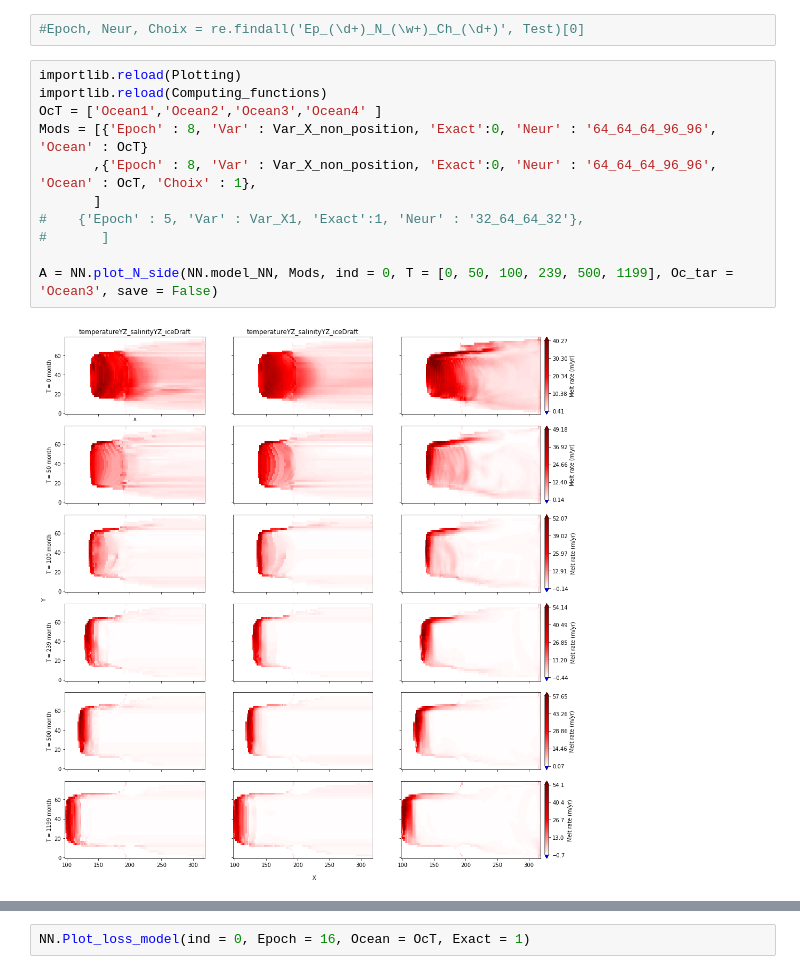
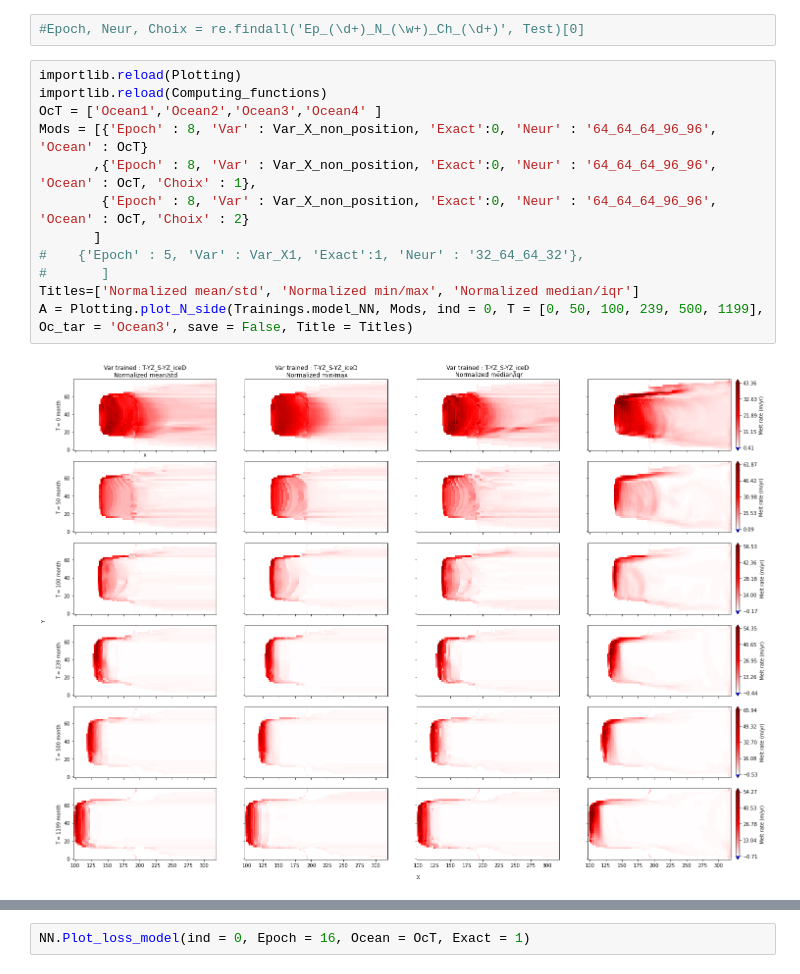
Before and after one commit to BenBouiss/NN_intern_2022, a Jupyter notebook: Class_NN_test.ipynb, the cells around one changed output, grey strips where cells are left out. Saved outputs shown, nothing was run; the diff lists cells and outputs as text.

```diff
--- a/Class_NN_test.ipynb
+++ b/Class_NN_test.ipynb
@@ -225,16 +185,17 @@ Starting 1/1 model Ep_5_N_32_64_64_32_Ch_0-1646123111_Ex_
 # %%
 importlib.reload(Plotting)
 importlib.reload(Computing_functions)
 OcT = ['Ocean1','Ocean2','Ocean3','Ocean4' ]
 Mods = [{'Epoch' : 8, 'Var' : Var_X_non_position, 'Exact':0, 'Neur' : '64_64_64_96_96', 'Ocean' : OcT}
        ,{'Epoch' : 8, 'Var' : Var_X_non_position, 'Exact':0, 'Neur' : '64_64_64_96_96', 'Ocean' : OcT, 'Choix' : 1},
+        {'Epoch' : 8, 'Var' : Var_X_non_position, 'Exact':0, 'Neur' : '64_64_64_96_96', 'Ocean' : OcT, 'Choix' : 2}
        ]
 #    {'Epoch' : 5, 'Var' : Var_X1, 'Exact':1, 'Neur' : '32_64_64_32'},
 #       ]
-
-A = NN.plot_N_side(NN.model_NN, Mods, ind = 0, T = [0, 50, 100, 239, 500, 1199], Oc_tar = 'Ocean3', save = False)
+Titles=['Normalized mean/std', 'Normalized min/max', 'Normalized median/iqr']
+A = Plotting.plot_N_side(Trainings.model_NN, Mods, ind = 0, T = [0, 50, 100, 239, 500, 1199], Oc_tar = 'Ocean3', save = False, Title = Titles)
 # %% [output]
-[figure, old version]
+[figure, new version]
 # %%
 importlib.reload(Plotting)
 importlib.reload(Computing_functions)
```
Also changed, not shown: parts of 8 cells of this notebook, 34 other files.
